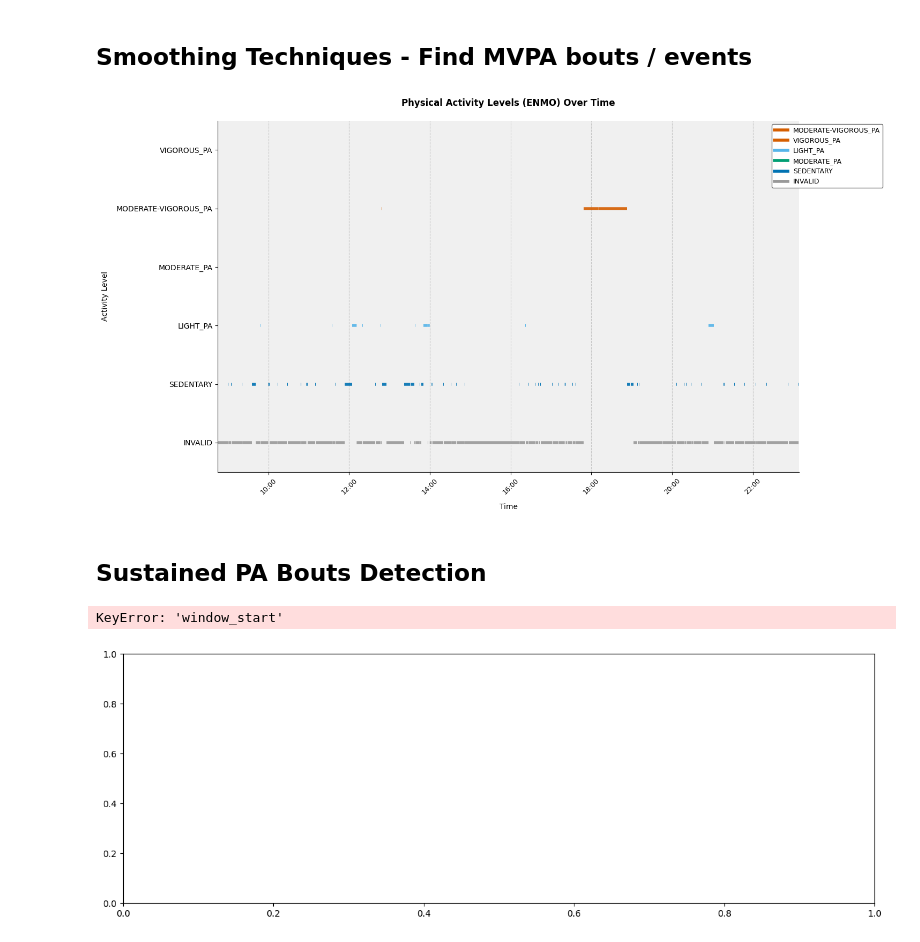
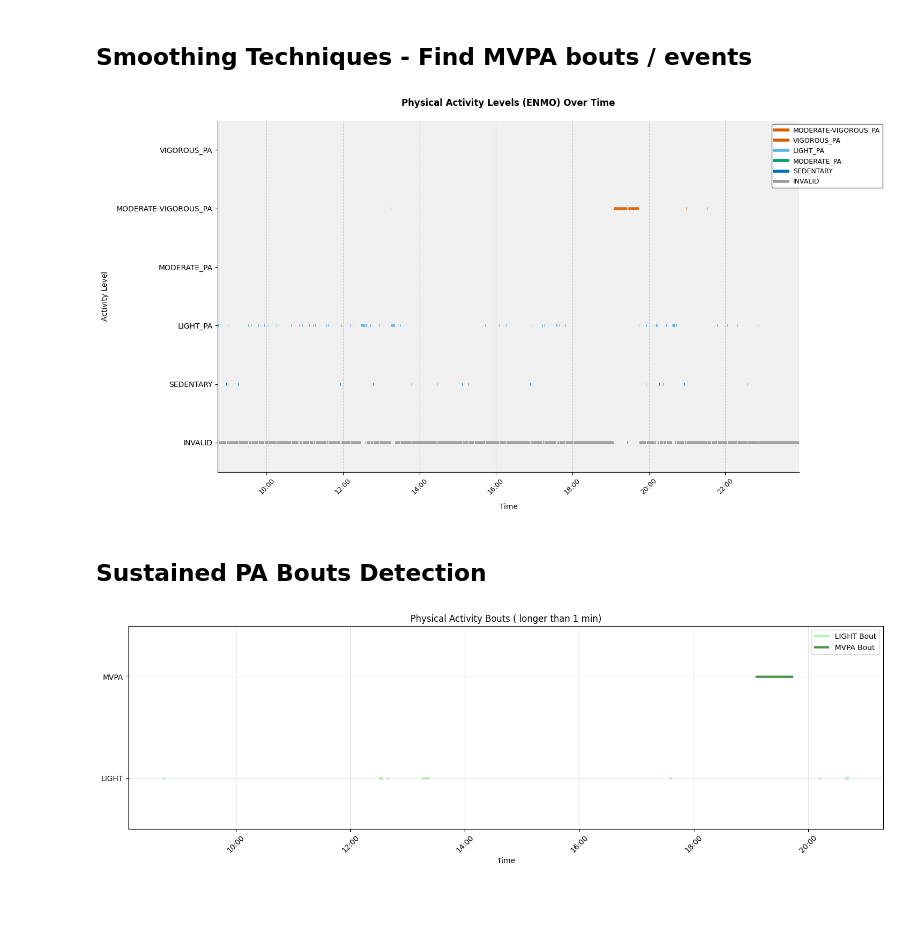
Before and after one commit to MariaInesRibeiro98/GameBus-HealthBehaviorMining, a Jupyter notebook: notebooks/05_data_query.ipynb, the cells around one changed output. Saved outputs shown, nothing was run; the diff lists cells and outputs as text; code cells hidden in the pictures; blank space fills up the shorter version.

```diff
--- a/notebooks/05_data_query.ipynb
+++ b/notebooks/05_data_query.ipynb
@@ -25,8 +25,8 @@ data_dict = dataQuery.load_json(oced_data_file)
 # %% [markdown]
 #### 2. Get sensor events data by type, filtering time
 # %%
-start_date = datetime.datetime(2025, 5, 11)
-end_date = datetime.datetime(2025, 5, 12)
+start_date = datetime.datetime(2025, 5, 13)
+end_date = datetime.datetime(2025, 5, 14)
 # %% [markdown]
 Load accelerometer sensor events
 # %%
@@ -527,7 +526,7 @@ smoothed_df = smoother.smooth(
 
 PhysicalActivityClassifier.plot_activity_levels_enmo(smoothed_df, time_column='window_start', window_end_column='window_end', activity_column='smoothed_class')
 # %% [output]
-[figure, old version]
+[figure, new version]
 # %% [markdown]
 ## Sustained PA Bouts Detection
 # %%
@@ -557,8 +556,8 @@ MVPA_bouts_df = MVPA_detector.detect_bouts(
 LIGHT_bout_config = BoutConfig(
     min_duration=pd.Timedelta(minutes=1),  # Minimum 10-minute bouts
     target_class='LIGHT_PA',  # Detect moderate activity bouts
-    max_invalid_percentage=0.3,  # At most 30% can be invalid values
-    min_valid_target_percentage=0.5,  # Within valid epochs, at least 80% must be target activity
+    max_invalid_percentage=0.2,  # At most 30% can be invalid values
+    min_valid_target_percentage=1,  # Within valid epochs, at least 80% must be target activity
     invalid_class='INVALID'
 )
 # Create bout detector
@@ -573,32 +572,31 @@ LIGHT_bouts_df = LIGHT_detector.detect_bouts(
 # %%
 from src.oced.visualization import plot_activity_bouts
 
 # Define colors for different activity classes
 colors = {
     'LIGHT': 'lightgreen',
     'MVPA': 'darkgreen'
 }
 
 # Create a dictionary of bout DataFrames
 bouts_dfs = {
     'LIGHT': LIGHT_bouts_df,  # Your DataFrame with light activity bouts
     'MVPA': MVPA_bouts_df    # Your DataFrame with MVPA bouts
 }
 
 # Plot the bouts
 fig, ax = plot_activity_bouts(
     smoothed_df=smoothed_df,
     bouts_dfs=bouts_dfs,
     start_time_column='start_time',
     end_time_column='end_time',
     activity_classes=['LIGHT', 'MVPA'],
     colors=colors,
     figsize=(15, 5),
-    title="Physical Activity Bouts"
+    title="Physical Activity Bouts ( longer than 1 min)"
 )
 
 # If you want to show the plot
 plt.show()
 # %% [output]
-KeyError: 'window_start'
-[figure, old version]
+[figure, new version]
```
Also changed, not shown: parts of 10 cells of this notebook.
